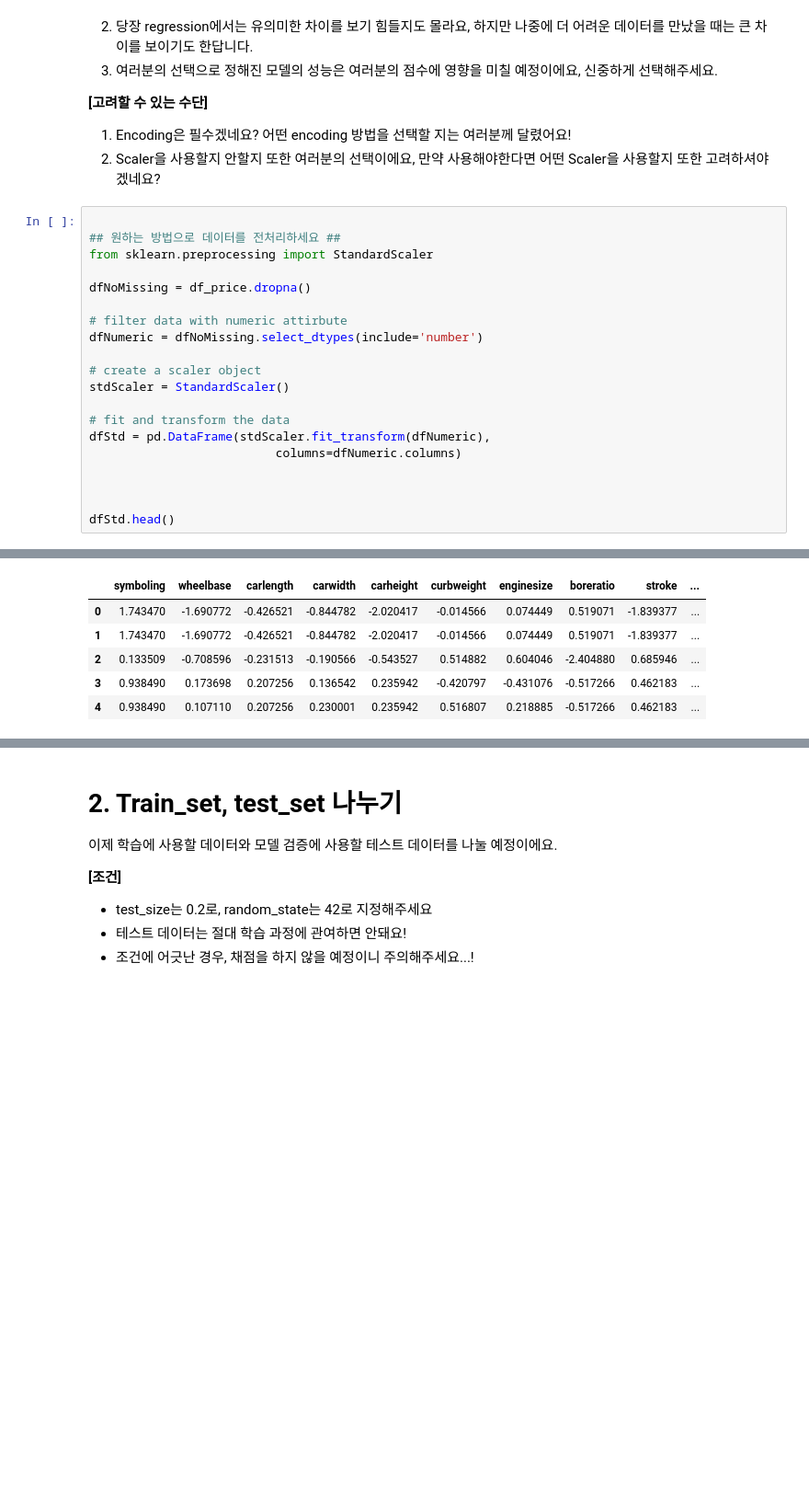
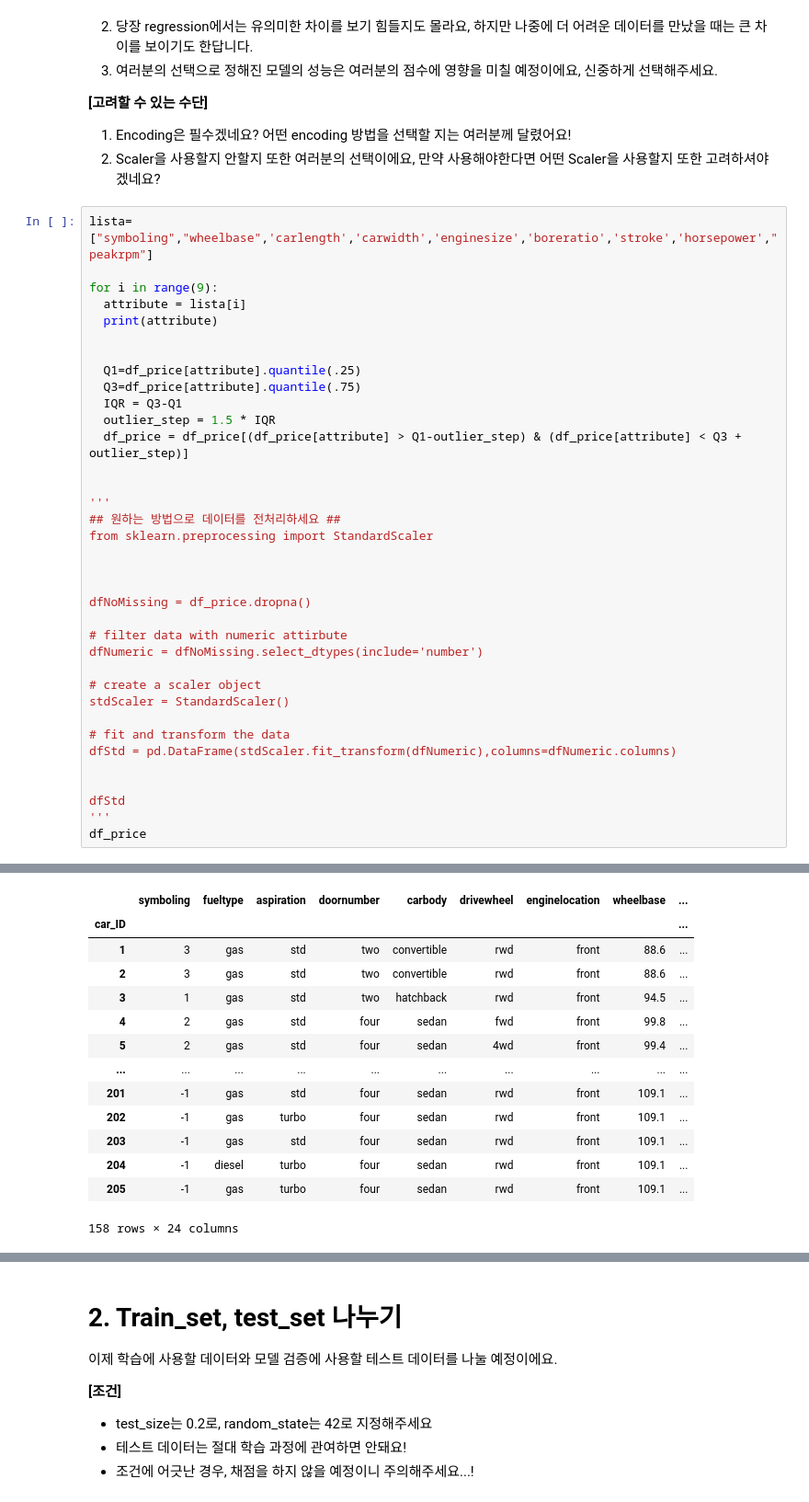
Before and after one commit to SimMinhyung/DAP, a Jupyter notebook: Lecture8심민형.ipynb, the cells around one changed output, grey strips where cells are left out. Shown at 92% size. Drawn from its saved outputs; the diff is of its cells as text; blank space fills up the shorter version.

```diff
--- a/Lecture8심민형.ipynb
+++ b/Lecture8심민형.ipynb
@@ -139,9 +155,25 @@ Data를 원하는 방법으로 전처리하세요.
 1. Encoding은 필수겠네요? 어떤 encoding 방법을 선택할 지는 여러분께 달렸어요!
 2. Scaler을 사용할지 안할지 또한 여러분의 선택이에요, 만약 사용해야한다면 어떤 Scaler을 사용할지 또한 고려하셔야겠네요?
 # %%
+lista=["symboling","wheelbase",'carlength','carwidth','enginesize','boreratio','stroke','horsepower',"peakrpm"]
 
+for i in range(9):
+  attribute = lista[i]
+  print(attribute)
+
+
+  Q1=df_price[attribute].quantile(.25)
+  Q3=df_price[attribute].quantile(.75)
+  IQR = Q3-Q1
+  outlier_step = 1.5 * IQR
+  df_price = df_price[(df_price[attribute] > Q1-outlier_step) & (df_price[attribute] < Q3 + outlier_step)]
+
+
+'''
 ## 원하는 방법으로 데이터를 전처리하세요 ##
 from sklearn.preprocessing import StandardScaler
+
+
 
 dfNoMissing = df_price.dropna()
 
@@ -152,10 +184,10 @@ dfNumeric = dfNoMissing.select_dtypes(include='number')
 stdScaler = StandardScaler()
 
 # fit and transform the data
-dfStd = pd.DataFrame(stdScaler.fit_transform(dfNumeric),
-                          columns=dfNumeric.columns)
+dfStd = pd.DataFrame(stdScaler.fit_transform(dfNumeric),columns=dfNumeric.columns)
 
 
-
-dfStd.head()
+dfStd
+'''
+df_price
 # %% [output]
@@ -162,9 +203,17 @@ dfStd.head()
-|  | symboling | wheelbase | carlength | carwidth | carheight | curbweight | enginesize | boreratio | stroke | ... |
-| 0 | 1.743470 | -1.690772 | -0.426521 | -0.844782 | -2.020417 | -0.014566 | 0.074449 | 0.519071 | -1.839377 | ... |
-| 1 | 1.743470 | -1.690772 | -0.426521 | -0.844782 | -2.020417 | -0.014566 | 0.074449 | 0.519071 | -1.839377 | ... |
-| 2 | 0.133509 | -0.708596 | -0.231513 | -0.190566 | -0.543527 | 0.514882 | 0.604046 | -2.404880 | 0.685946 | ... |
-| 3 | 0.938490 | 0.173698 | 0.207256 | 0.136542 | 0.235942 | -0.420797 | -0.431076 | -0.517266 | 0.462183 | ... |
-| 4 | 0.938490 | 0.107110 | 0.207256 | 0.230001 | 0.235942 | 0.516807 | 0.218885 | -0.517266 | 0.462183 | ... |
+|  | symboling | fueltype | aspiration | doornumber | carbody | drivewheel | enginelocation | wheelbase | ... |
+| car_ID |  |  |  |  |  |  |  |  | ... |
+| 1 | 3 | gas | std | two | convertible | rwd | front | 88.6 | ... |
+| 2 | 3 | gas | std | two | convertible | rwd | front | 88.6 | ... |
+| 3 | 1 | gas | std | two | hatchback | rwd | front | 94.5 | ... |
+| 4 | 2 | gas | std | four | sedan | fwd | front | 99.8 | ... |
+| 5 | 2 | gas | std | four | sedan | 4wd | front | 99.4 | ... |
+| ... | ... | ... | ... | ... | ... | ... | ... | ... | ... |
+| 201 | -1 | gas | std | four | sedan | rwd | front | 109.1 | ... |
+| 202 | -1 | gas | turbo | four | sedan | rwd | front | 109.1 | ... |
+| 203 | -1 | gas | std | four | sedan | rwd | front | 109.1 | ... |
+| 204 | -1 | diesel | turbo | four | sedan | rwd | front | 109.1 | ... |
+| 205 | -1 | gas | turbo | four | sedan | rwd | front | 109.1 | ... |
+158 rows × 24 columns
 # %%
 from sklearn.preprocessing import LabelEncoder
 
```
Also changed, not shown: parts of 9 cells of this notebook.
